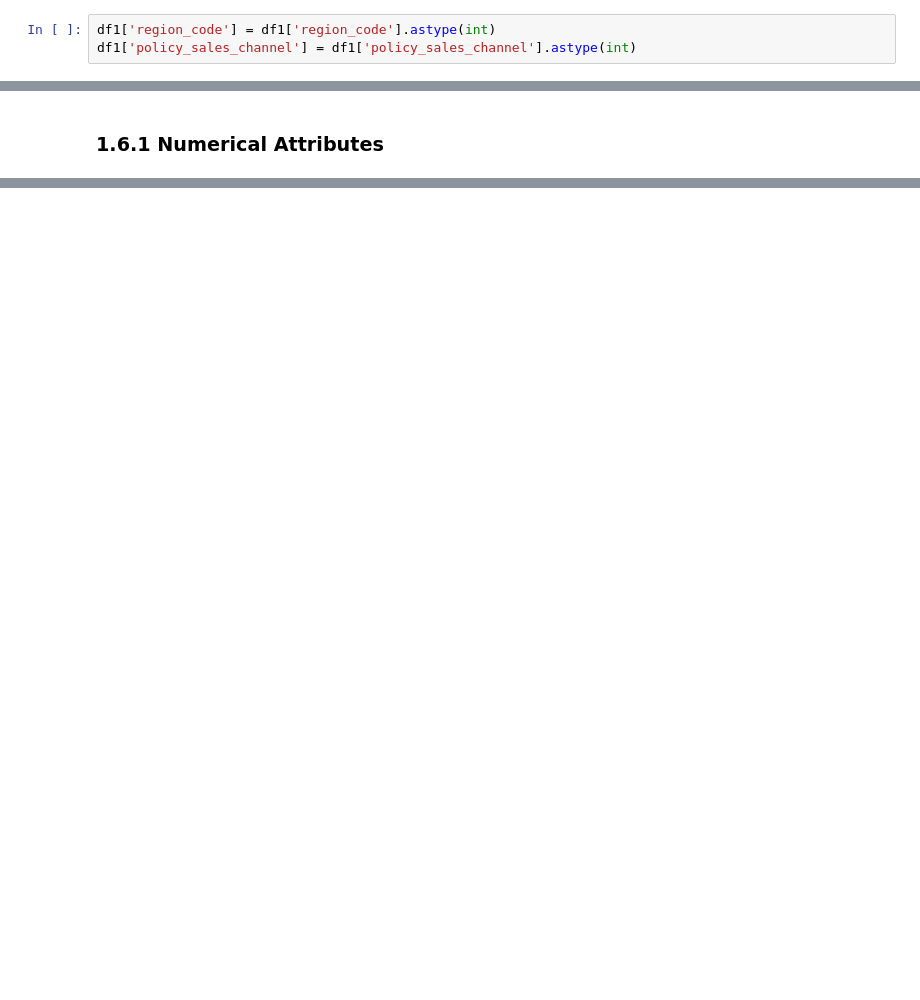
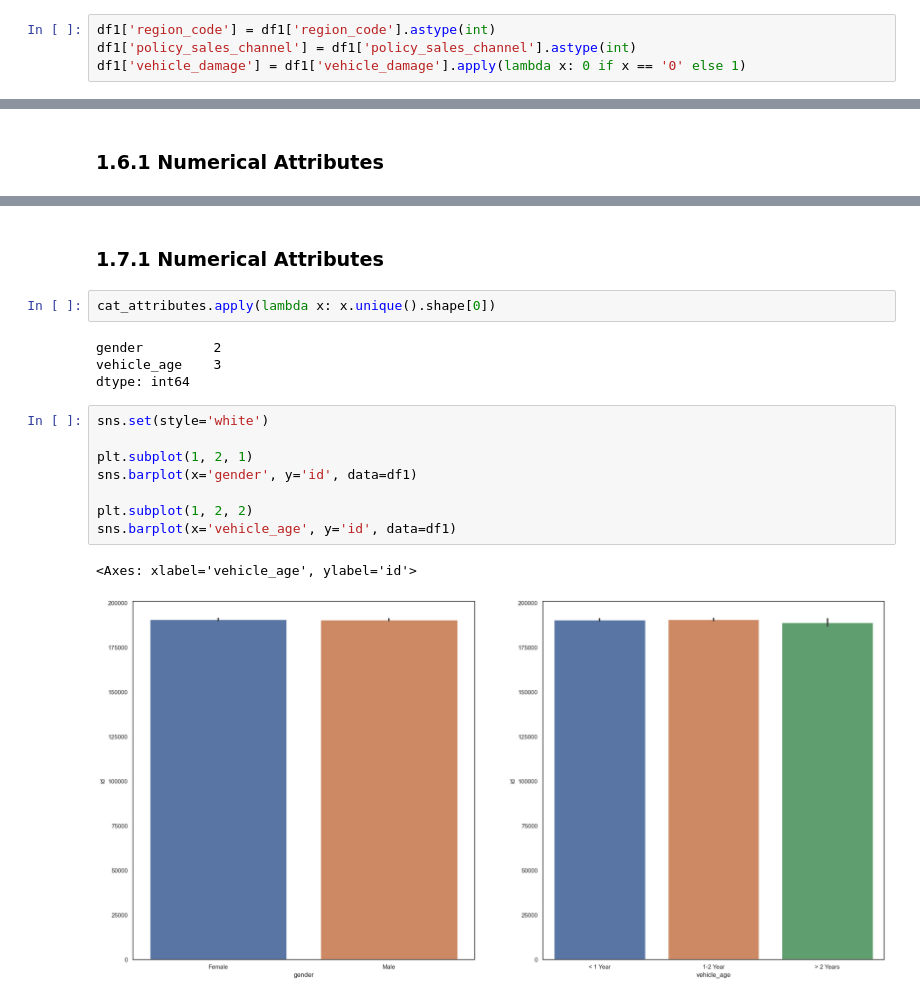
Before and after one commit to andersonrenatobonif/health_insurance, a Jupyter notebook: v01_health_insurance.ipynb, the cells around one changed output, grey strips where cells are left out. Drawn from its saved outputs; the diff is of its cells as text; blank space fills up the shorter version.

Commit message:
finished data description

```diff
--- a/v01_health_insurance.ipynb
+++ b/v01_health_insurance.ipynb
@@ -162,6 +199,7 @@ dtype: object
 # %%
 df1['region_code'] = df1['region_code'].astype(int)
 df1['policy_sales_channel'] = df1['policy_sales_channel'].astype(int)
+df1['vehicle_damage'] = df1['vehicle_damage'].apply(lambda x: 0 if x == '0' else 1)
 # %% [markdown]
 ## 1.6 Descriptive Statistical
 # %%
@@ -173,0 +242,19 @@ cat_attributes = df1.select_dtypes( exclude = ['int32', 'int64', 'float'] )
+# %% [markdown]
+### 1.7.1 Numerical Attributes
+# %%
+cat_attributes.apply(lambda x: x.unique().shape[0])
+# %% [output]
+gender         2
+vehicle_age    3
+dtype: int64
+# %%
+sns.set(style='white')
+
+plt.subplot(1, 2, 1)
+sns.barplot(x='gender', y='id', data=df1)
+
+plt.subplot(1, 2, 2)
+sns.barplot(x='vehicle_age', y='id', data=df1)
+# %% [output]
+<Axes: xlabel='vehicle_age', ylabel='id'>
+[figure, added]
```
Also changed, not shown: parts of 10 cells of this notebook.
